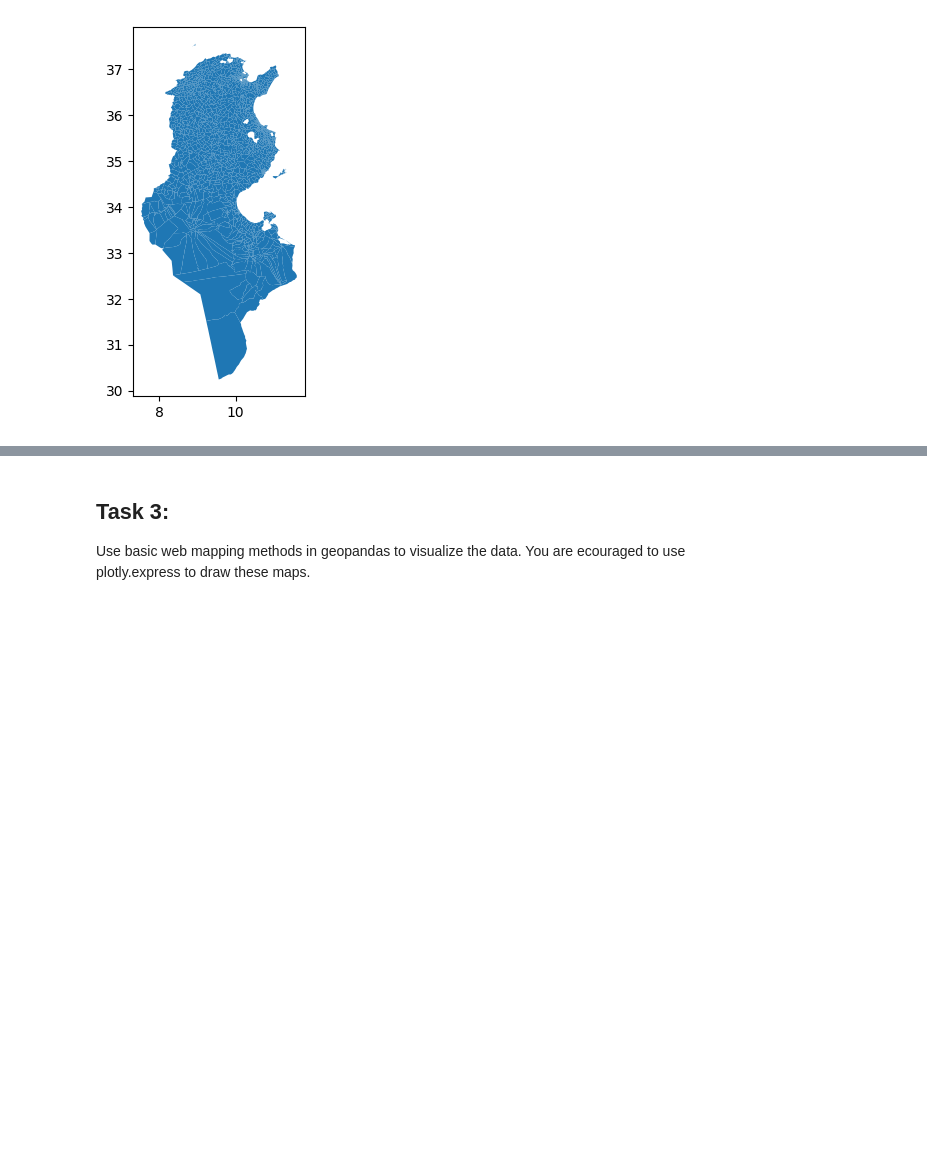
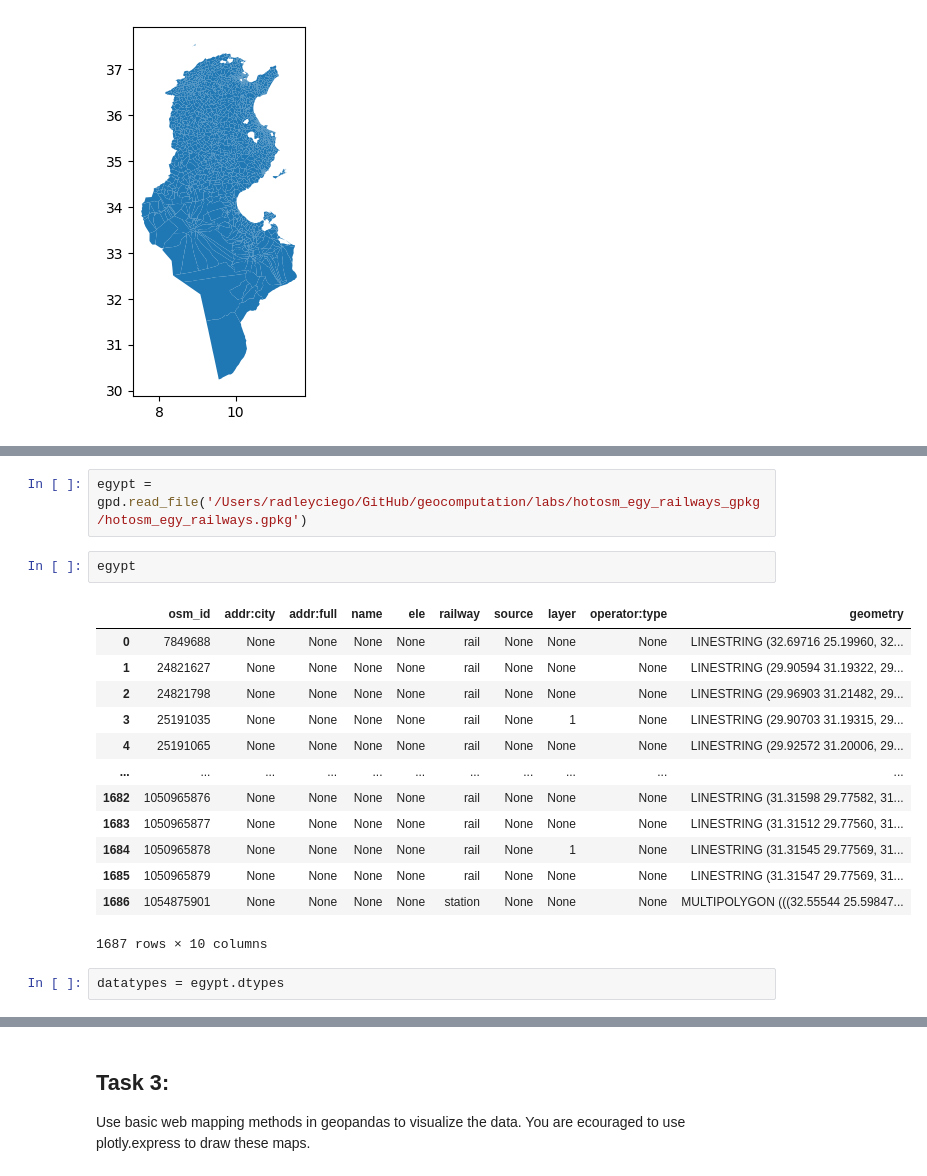
Before and after one commit to radleyciego/geocomputation, a Jupyter notebook: labs/lab_6.ipynb, the cells around one changed output, grey strips where cells are left out. Drawn from its saved outputs; the diff is of its cells as text; blank space fills up the shorter version.

```diff
--- a/labs/lab_6.ipynb
+++ b/labs/lab_6.ipynb
@@ -38,0 +96,20 @@ tunisia.plot()
+# %%
+egypt = gpd.read_file('/Users/radleyciego/GitHub/geocomputation/labs/hotosm_egy_railways_gpkg/hotosm_egy_railways.gpkg')
+# %%
+egypt
+# %% [output]
+|  | osm_id | addr:city | addr:full | name | ele | railway | source | layer | operator:type | geometry |
+| 0 | 7849688 | None | None | None | None | rail | None | None | None | LINESTRING (32.69716 25.19960, 32... |
+| 1 | 24821627 | None | None | None | None | rail | None | None | None | LINESTRING (29.90594 31.19322, 29... |
+| 2 | 24821798 | None | None | None | None | rail | None | None | None | LINESTRING (29.96903 31.21482, 29... |
+| 3 | 25191035 | None | None | None | None | rail | None | 1 | None | LINESTRING (29.90703 31.19315, 29... |
+| 4 | 25191065 | None | None | None | None | rail | None | None | None | LINESTRING (29.92572 31.20006, 29... |
+| ... | ... | ... | ... | ... | ... | ... | ... | ... | ... | ... |
+| 1682 | 1050965876 | None | None | None | None | rail | None | None | None | LINESTRING (31.31598 29.77582, 31... |
+| 1683 | 1050965877 | None | None | None | None | rail | None | None | None | LINESTRING (31.31512 29.77560, 31... |
+| 1684 | 1050965878 | None | None | None | None | rail | None | 1 | None | LINESTRING (31.31545 29.77569, 31... |
+| 1685 | 1050965879 | None | None | None | None | rail | None | None | None | LINESTRING (31.31547 29.77569, 31... |
+| 1686 | 1054875901 | None | None | None | None | station | None | None | None | MULTIPOLYGON (((32.55544 25.59847... |
+1687 rows × 10 columns
+# %%
+datatypes = egypt.dtypes
```
Also changed, not shown: parts of 9 cells of this notebook.
